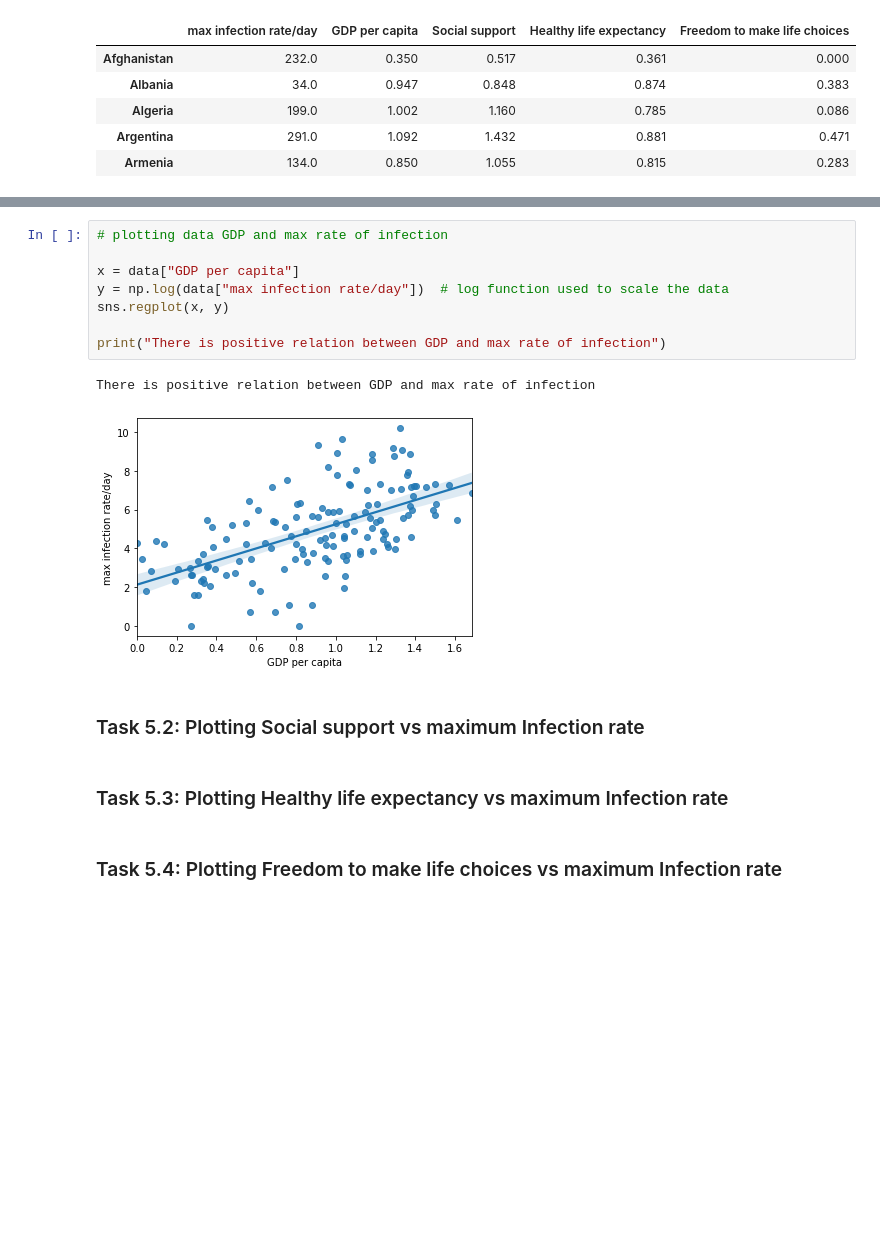
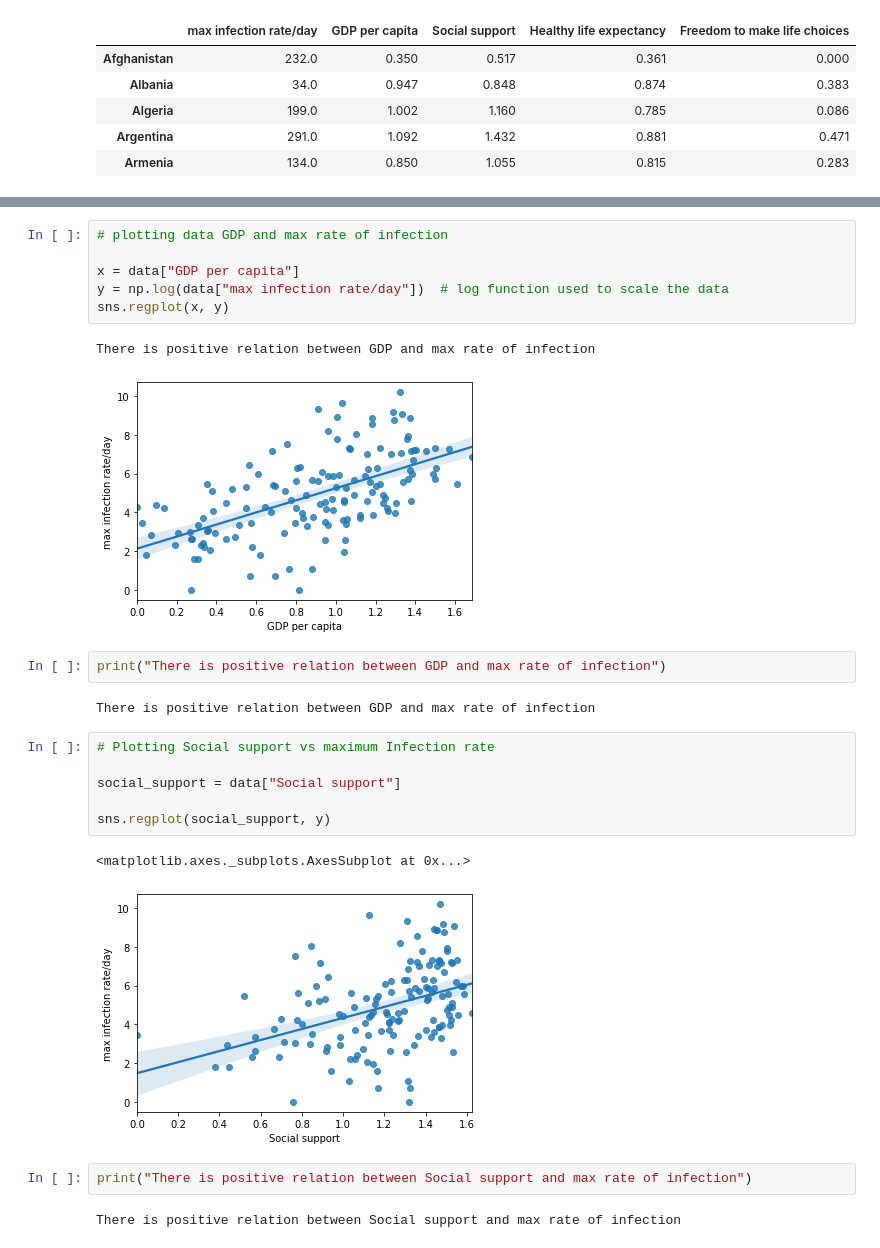
Before and after one commit to nhjoy/Covid-19-Data-Analysis, a Jupyter notebook: covid19 data analysis notebook.ipynb, the cells around one changed output, grey strips where cells are left out. Saved outputs shown, nothing was run; the diff lists cells and outputs as text; blank space fills up the shorter version.

```diff
--- a/covid19 data analysis notebook.ipynb
+++ b/covid19 data analysis notebook.ipynb
@@ -208,14 +208,23 @@ data.corr()
 x = data["GDP per capita"]
 y = np.log(data["max infection rate/day"])  # log function used to scale the data
 sns.regplot(x, y)
-
-print("There is positive relation between GDP and max rate of infection")
 # %% [output]
 There is positive relation between GDP and max rate of infection
 [figure]
-# %% [markdown]
-### Task 5.2: Plotting Social support vs maximum Infection rate
-# %% [markdown]
-### Task 5.3: Plotting Healthy life expectancy vs maximum Infection rate
-# %% [markdown]
-### Task 5.4: Plotting Freedom to make life choices vs maximum Infection rate
+# %%
+print("There is positive relation between GDP and max rate of infection")
+# %% [output]
+There is positive relation between GDP and max rate of infection
+# %%
+# Plotting Social support vs maximum Infection rate
+
+social_support = data["Social support"]
+
+sns.regplot(social_support, y)
+# %% [output]
+<matplotlib.axes._subplots.AxesSubplot at 0x...>
+[figure, added]
+# %%
+print("There is positive relation between Social support and max rate of infection")
+# %% [output]
+There is positive relation between Social support and max rate of infection
```
Also changed, not shown: parts of 4 cells of this notebook.
